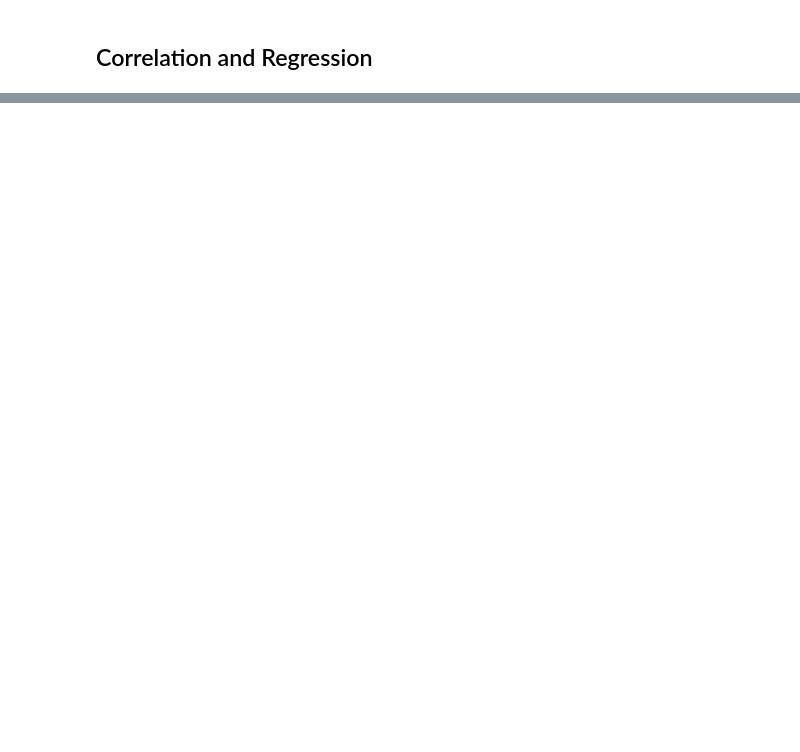
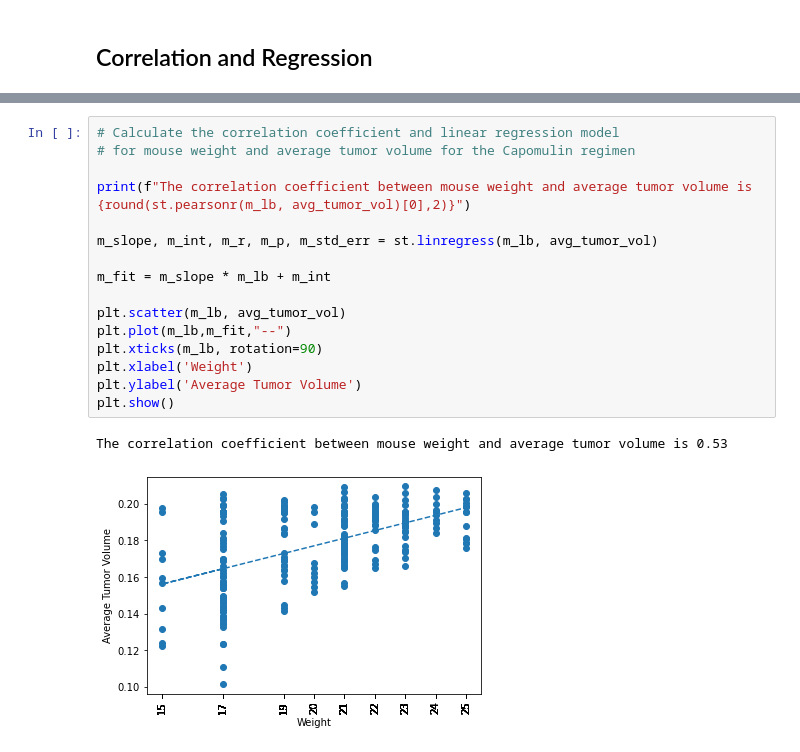
Before and after one commit to jtell32/Matplotlib-challenge, a Jupyter notebook: pymaceuticals.ipynb, the cells around one changed output, grey strips where cells are left out. Cells and saved outputs as stored; diff of their text form; blank space fills up the shorter version.

```diff
--- a/pymaceuticals.ipynb
+++ b/pymaceuticals.ipynb
@@ -277,0 +350,19 @@ tumor_vol
+# %%
+# Calculate the correlation coefficient and linear regression model
+# for mouse weight and average tumor volume for the Capomulin regimen
+
+print(f"The correlation coefficient between mouse weight and average tumor volume is {round(st.pearsonr(m_lb, avg_tumor_vol)[0],2)}")
+
+m_slope, m_int, m_r, m_p, m_std_err = st.linregress(m_lb, avg_tumor_vol)
+
+m_fit = m_slope * m_lb + m_int
+
+plt.scatter(m_lb, avg_tumor_vol)
+plt.plot(m_lb,m_fit,"--")
+plt.xticks(m_lb, rotation=90)
+plt.xlabel('Weight')
+plt.ylabel('Average Tumor Volume')
+plt.show()
+# %% [output]
+The correlation coefficient between mouse weight and average tumor volume is 0.53
+[figure, added]
```
Also changed, not shown: parts of 13 cells of this notebook.
